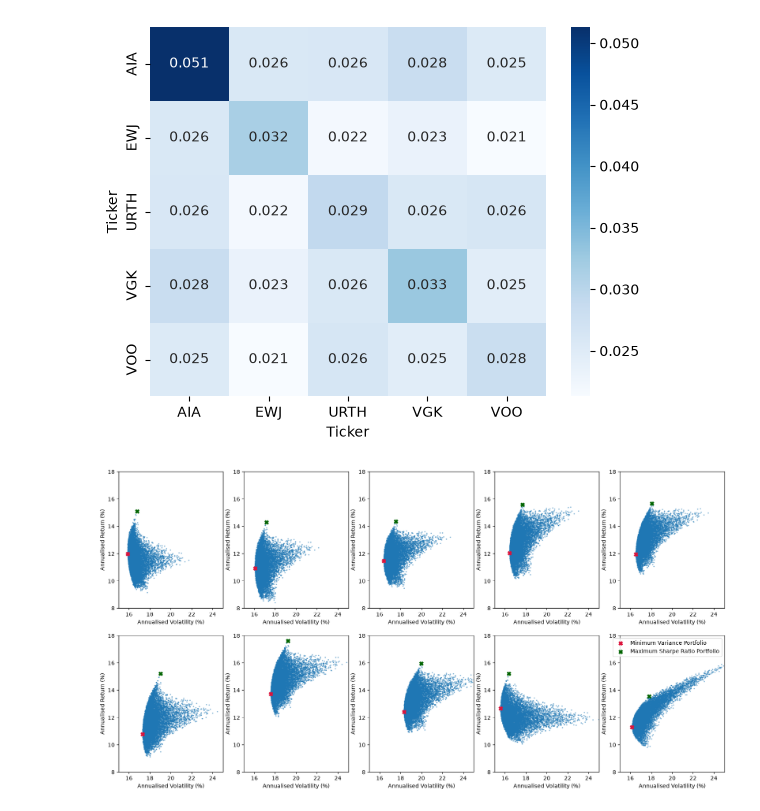
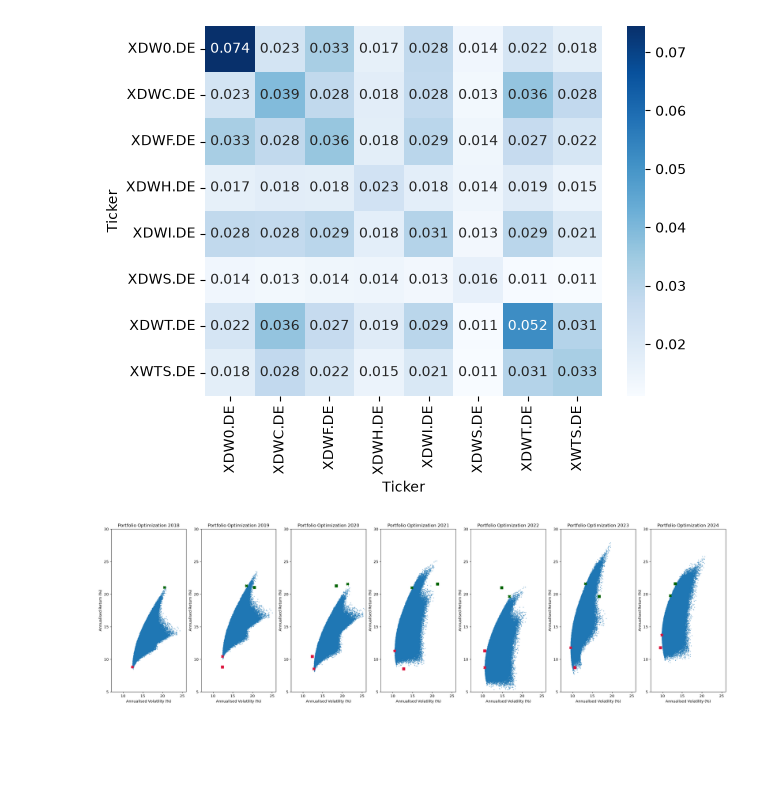
Before and after one commit to ThijsvdLeemkolk/quant-finance, a Jupyter notebook: notebooks/00_1_convergence.ipynb, the cells around one changed output. Saved outputs shown, nothing was run; the diff lists cells and outputs as text; code cells hidden in the pictures; blank space fills up the shorter version.

```diff
--- a/notebooks/00_1_convergence.ipynb
+++ b/notebooks/00_1_convergence.ipynb
@@ -13,14 +13,15 @@ I'm curious how the minimum variance and maximum Sharpe ratio portfolios, discus
 # %%
-symbols = ['VOO', 'URTH', 'VGK', 'AIA', 'EWJ'] # Five ETFs, covering a variety of markets
+symbols = ['XDWT.DE', 'XDWI.DE', 'XDW0.DE', 'XDWH.DE', 'XDWF.DE', 'XDWC.DE', 'XWTS.DE', 'XDWS.DE'] # Sector ETFs from Xtrackers
 n = len(symbols)
 for symbol in symbols:
     info = yf.Ticker(symbol).info
     print(f"{symbol}: {info.get('longName', 'N/A')}")
 
 datasets = {}
-years = [2013, 2014, 2015, 2016, 2017, 2018, 2019, 2020, 2021, 2022]
+years = [2018, 2019, 2020, 2021, 2022, 2023, 2024]
 for year in years:
     raw_data = yf.download(symbols, start = f'{year}-01-01')
     data = raw_data['Close']
     datasets[year] = data
+    print(data.head())
 # %% [output]
@@ -44,12 +124,12 @@ returns = {year: df.pct_change().dropna() for year, df in datasets.items()}
 cov_matrix = {year: df.cov() * 252 for year, df in returns.items()} # Annualised
 mean_returns = {year: df.mean() * 252 for year, df in returns.items()} # Annualised
 
-sn.heatmap(cov_matrix[2013], annot=True, fmt='.3f', cmap='Blues')
+sn.heatmap(cov_matrix[2018], annot=True, fmt='.3f', cmap='Blues')
 plt.show()
 # %% [output]
-[figure, old version]
+[figure, new version]
 # %%
-random_weights = np.random.dirichlet(np.ones(n), size=10000).T # Dirichlet distribution to ensure weights sum to 1, while being random.
+random_weights = np.random.dirichlet(np.ones(n), size=500000).T # Dirichlet distribution to ensure weights sum to 1, while being random.
 
 portfolio_returns = {year: random_weights.T @ mean_returns[year] for year, df in datasets.items()}
 portfolio_variance = {year: np.einsum('ij,jk,ik->i', random_weights.T, cov_matrix[year], random_weights.T) for year, df in datasets.items()} # einsum for computation speed
@@ -65,19 +145,22 @@ wmv_volatility = {year: np.sqrt(wmv[year].x.T @ cov_matrix[year] @ wmv[year].x)
 wms_return = {year: wms[year].x.T @ mean_returns[year] for year in datasets}
 wms_volatility = {year: np.sqrt(wms[year].x.T @ cov_matrix[year] @ wms[year].x) for year in datasets}
 # %%
-plt.figure(figsize=(20, 10))
+plt.figure(figsize=(30, 8))
 
 for i, year in enumerate(datasets, start = 1):
-    plt.subplot(2, 5, i)
+    plt.subplot(1, 7, i)
     plt.scatter(portfolio_volatility[year] * 100, portfolio_returns[year] * 100, s=2, alpha=0.4)
     plt.scatter(wmv_volatility[year] * 100, wmv_return[year] * 100, s=50, c='crimson', marker='X', label='Minimum Variance Portfolio')
     plt.scatter(wms_volatility[year] * 100, wms_return[year] * 100, s=50, c='darkgreen', marker='X', label='Maximum Sharpe Ratio Portfolio')
-    plt.xlim(15, 25)
-    plt.ylim(8, 18)
+    if year - 1 in datasets:
+        plt.scatter(wmv_volatility[year - 1] * 100, wmv_return[year - 1] * 100, s=50, c='crimson', marker='s', label='Minimum Variance Portfolio')
+        plt.scatter(wms_volatility[year - 1] * 100, wms_return[year - 1] * 100, s=50, c='darkgreen', marker='s', label='Maximum Sharpe Ratio Portfolio')
+    plt.xlim(7, 26)
+    plt.ylim(5, 30)
     plt.xlabel('Annualised Volatility (%)')
     plt.ylabel('Annualised Return (%)')
+    plt.title(f'Portfolio Optimization {year}')
 
-plt.legend()
 plt.show()
 # %% [output]
-[figure, old version]
+[figure, new version]
```
Also changed, not shown: parts of 5 cells of this notebook.
